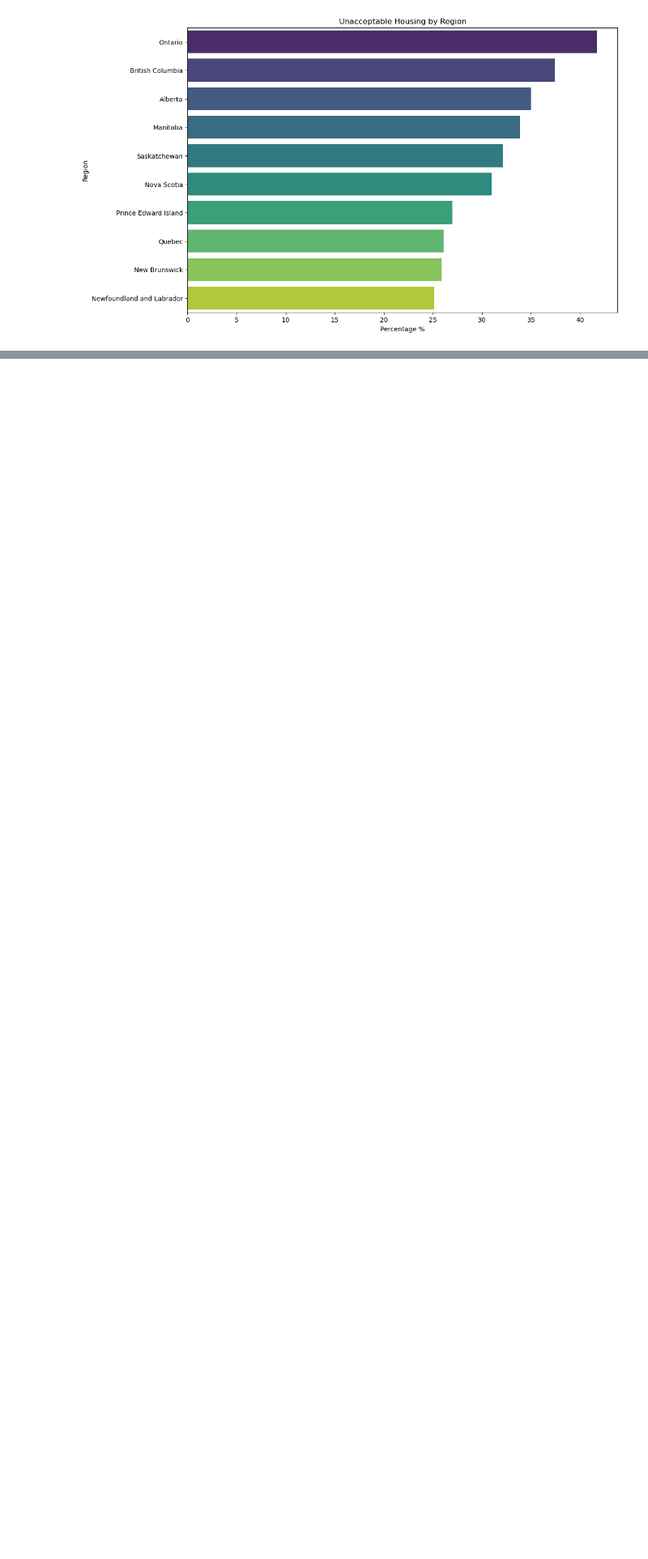
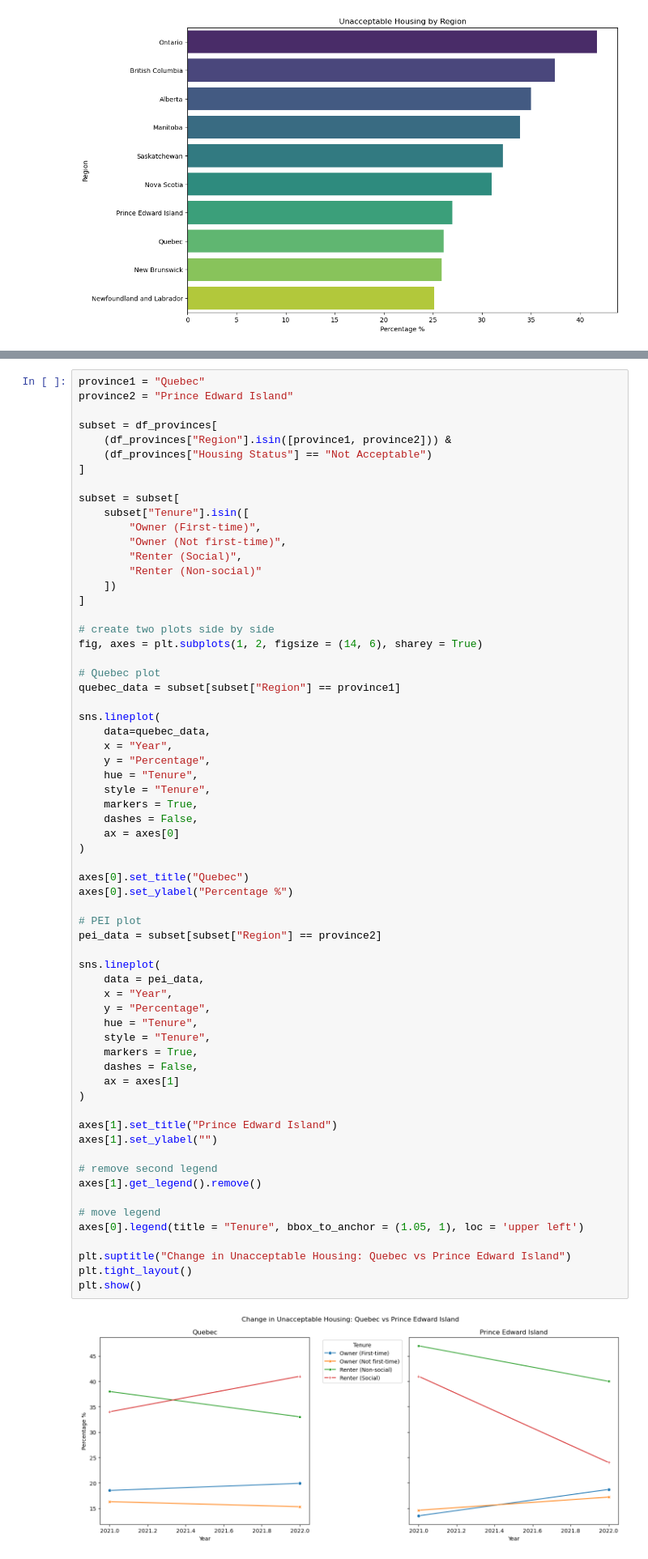
Before and after one commit to samnsinclair-oss/canadian-housing-analysis, a Jupyter notebook: notebooks/analysis.ipynb, the cells around one changed output, grey strips where cells are left out. Shown at 81% size. Cells and saved outputs as stored; diff of their text form; blank space fills up the shorter version.

```diff
--- a/notebooks/analysis.ipynb
+++ b/notebooks/analysis.ipynb
@@ -457,0 +521,66 @@ This analysis is important because it helps identify whether housing conditions
+# %%
+province1 = "Quebec"
+province2 = "Prince Edward Island"
+
+subset = df_provinces[
+    (df_provinces["Region"].isin([province1, province2])) &
+    (df_provinces["Housing Status"] == "Not Acceptable")
+]
+
+subset = subset[
+    subset["Tenure"].isin([
+        "Owner (First-time)",
+        "Owner (Not first-time)",
+        "Renter (Social)",
+        "Renter (Non-social)"
+    ])
+]
+
+# create two plots side by side
+fig, axes = plt.subplots(1, 2, figsize = (14, 6), sharey = True)
+
+# Quebec plot
+quebec_data = subset[subset["Region"] == province1]
+
+sns.lineplot(
+    data=quebec_data,
+    x = "Year",
+    y = "Percentage",
+    hue = "Tenure",
+    style = "Tenure",
+    markers = True,
+    dashes = False,
+    ax = axes[0]
+)
+
+axes[0].set_title("Quebec")
+axes[0].set_ylabel("Percentage %")
+
+# PEI plot
+pei_data = subset[subset["Region"] == province2]
+
+sns.lineplot(
+    data = pei_data,
+    x = "Year",
+    y = "Percentage",
+    hue = "Tenure",
+    style = "Tenure",
+    markers = True,
+    dashes = False,
+    ax = axes[1]
+)
+
+axes[1].set_title("Prince Edward Island")
+axes[1].set_ylabel("")
+
+# remove second legend
+axes[1].get_legend().remove()
+
+# move legend
+axes[0].legend(title = "Tenure", bbox_to_anchor = (1.05, 1), loc = 'upper left')
+
+plt.suptitle("Change in Unacceptable Housing: Quebec vs Prince Edward Island")
+plt.tight_layout()
+plt.show()
+# %% [output]
+[figure, added]
```
Also changed, not shown: parts of 17 cells of this notebook.
